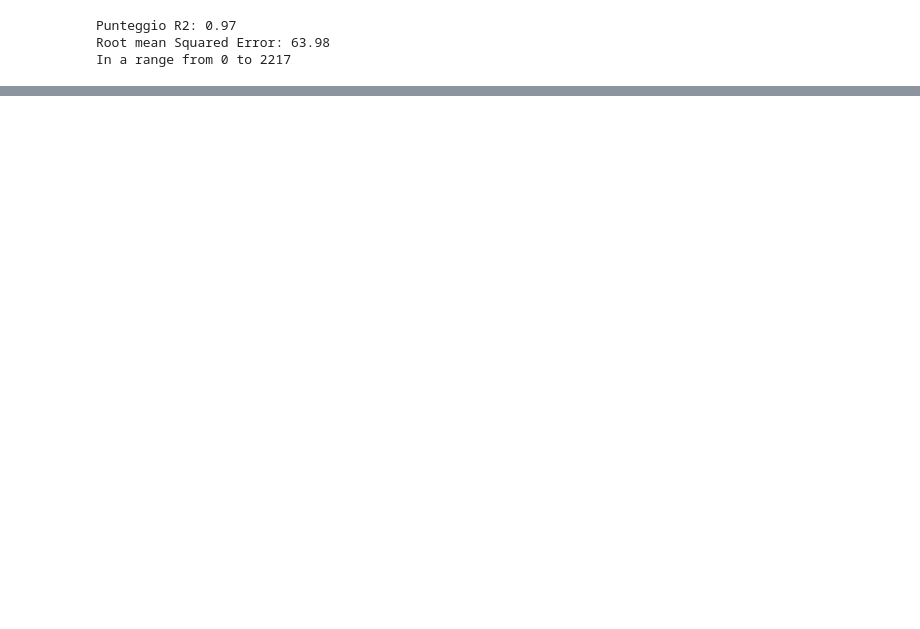
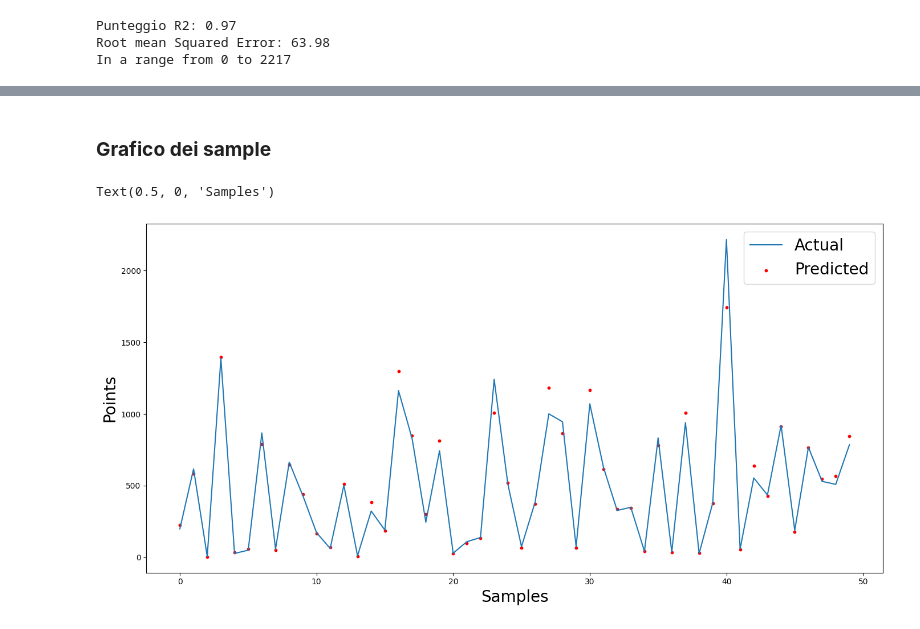
Before and after one commit to giuseppepiolacastellana-oss/Nba-Player-Stats-Analysis-, a Jupyter notebook: Progetto.ipynb, the cells around one changed output, grey strips where cells are left out. Cells and saved outputs as stored; diff of their text form; code cells hidden in the pictures; blank space fills up the shorter version.

```diff
--- a/Progetto.ipynb
+++ b/Progetto.ipynb
@@ -284,0 +302,16 @@ Il modello di Regressione Lineare ha dà degli ottimi risultati ($R^2 = 0.97$) c
+# %% [markdown]
+### __Grafico dei sample__
+# %%
+# fig, axes = plt.subplots(ncols=1, figsize=(28,14))
+plt.figure(figsize=(14, 7), tight_layout=True)
+
+plt.plot(range(50), y_test[:50], label='Actual')
+plt.scatter(range(50), y_test_prediction[:50], label='Predicted', c='red', s=10)
+
+plt.legend(fontsize=20)
+
+plt.ylabel("Points", fontsize=20)
+plt.xlabel("Samples", fontsize=20)
+# %% [output]
+Text(0.5, 0, 'Samples')
+[figure, added]
```
Also changed, not shown: parts of 13 cells of this notebook.
